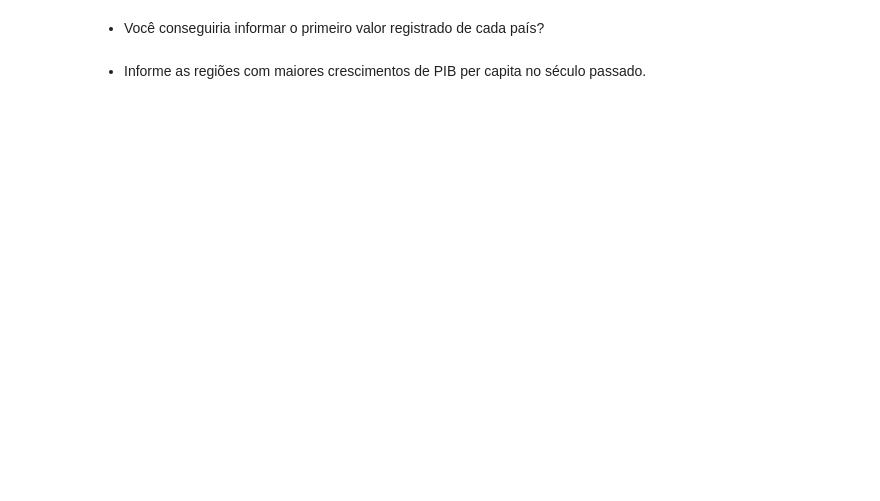
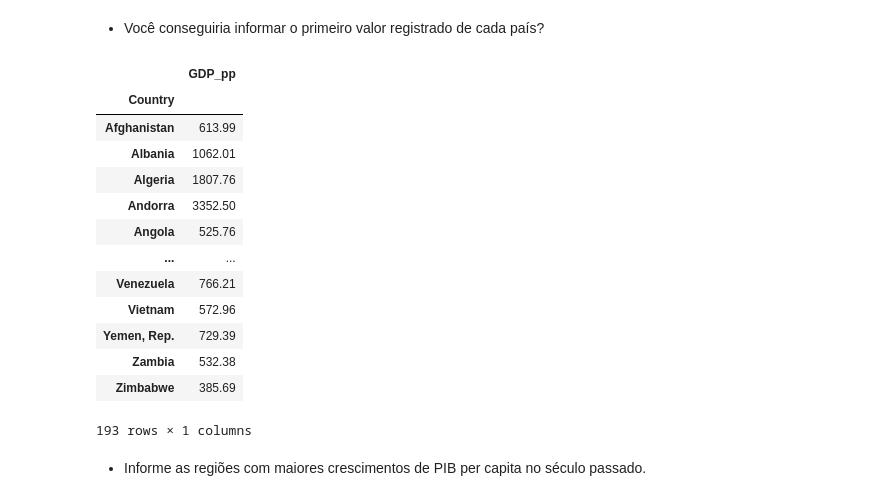
Before and after one commit to Lpins01/Asimov-Academy, a Jupyter notebook: Analise de Dados/1. Analisando Dados com Pandas & SQL/Análise de dados de obesidade mundial e PIB per capita/projeto-analise-de-dados.ipynb, the cells around one changed output. Drawn from its saved outputs; the diff is of its cells as text; code cells hidden in the pictures; blank space fills up the shorter version.

```diff
--- a/Analise de Dados/1. Analisando Dados com Pandas & SQL/Análise de dados de obesidade mundial e PIB per capita/projeto-analise-de-dados.ipynb
+++ b/Analise de Dados/1. Analisando Dados com Pandas & SQL/Análise de dados de obesidade mundial e PIB per capita/projeto-analise-de-dados.ipynb
@@ -139,2 +160,7 @@ FileNotFoundError: [Errno 2] No such file or directory: 'Datasets/GDP.csv'
 # %% [markdown]
 - Limpe o conjunto de dados, convertendo strings em datas ou float, quando necessário.
+# %%
+df_gdp[" GDP_pp "].replace(r",", "", regex=True, inplace=True)
+df_gdp[" GDP_pp "] = df_gdp[" GDP_pp "].apply(lambda x: float(x))
+# %%
+df_gdp["Year"] = pd.to_datetime(df_gdp["Year"])
@@ -141,4 +181,21 @@ FileNotFoundError: [Errno 2] No such file or directory: 'Datasets/GDP.csv'
 # %% [markdown]
 - Você conseguiria informar o primeiro valor registrado de cada país?
+# %%
+df_gdp.groupby("Country")[[" GDP_pp "]].first()
+# %% [output]
+|  | GDP_pp |
+| Country |  |
+| Afghanistan | 613.99 |
+| Albania | 1062.01 |
+| Algeria | 1807.76 |
+| Andorra | 3352.50 |
+| Angola | 525.76 |
+| ... | ... |
+| Venezuela | 766.21 |
+| Vietnam | 572.96 |
+| Yemen, Rep. | 729.39 |
+| Zambia | 532.38 |
+| Zimbabwe | 385.69 |
+193 rows × 1 columns
 # %% [markdown]
 - Informe as regiões com maiores crescimentos de PIB per capita no século passado.
```
Also changed, not shown: parts of 9 cells of this notebook, 2 other files.
